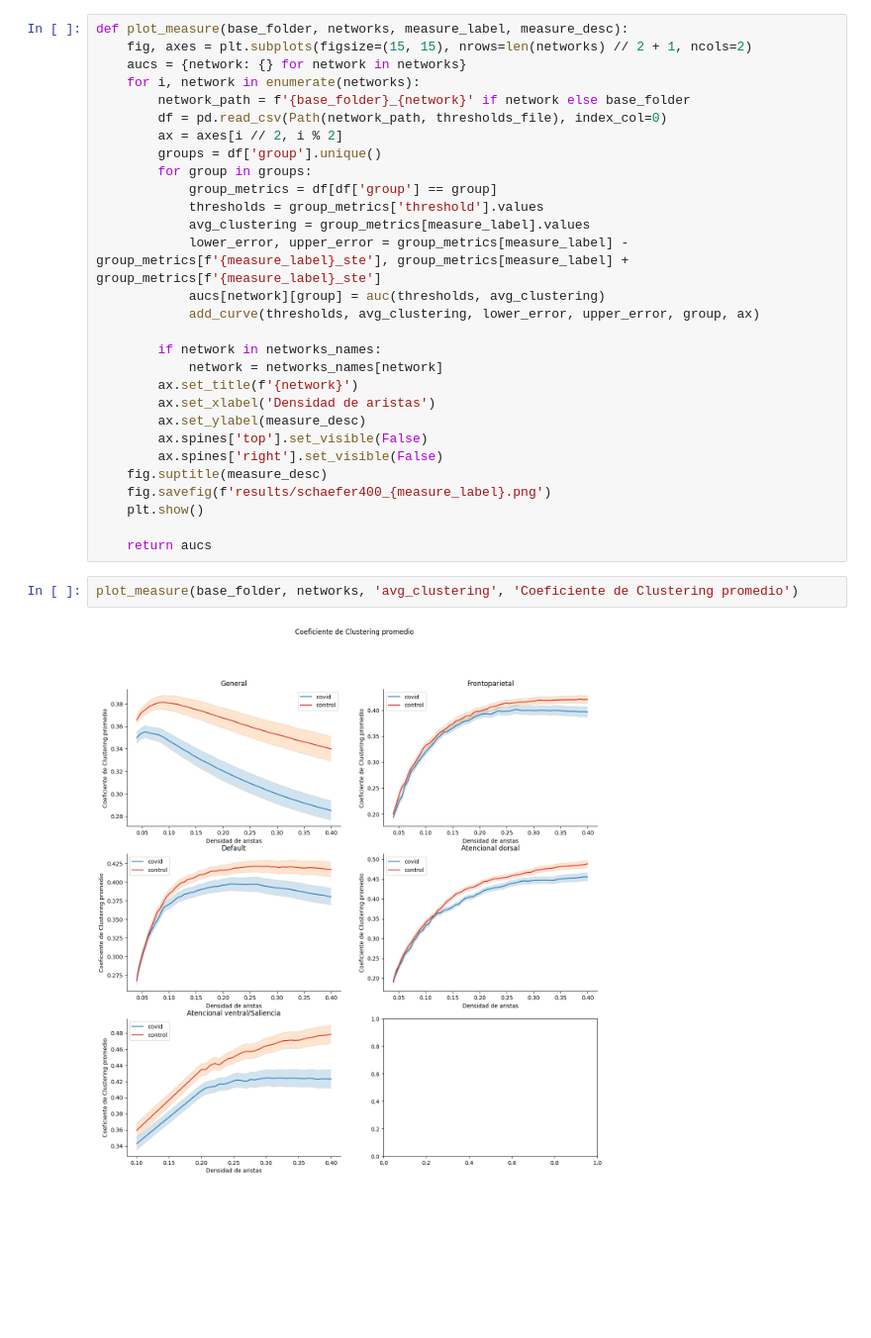
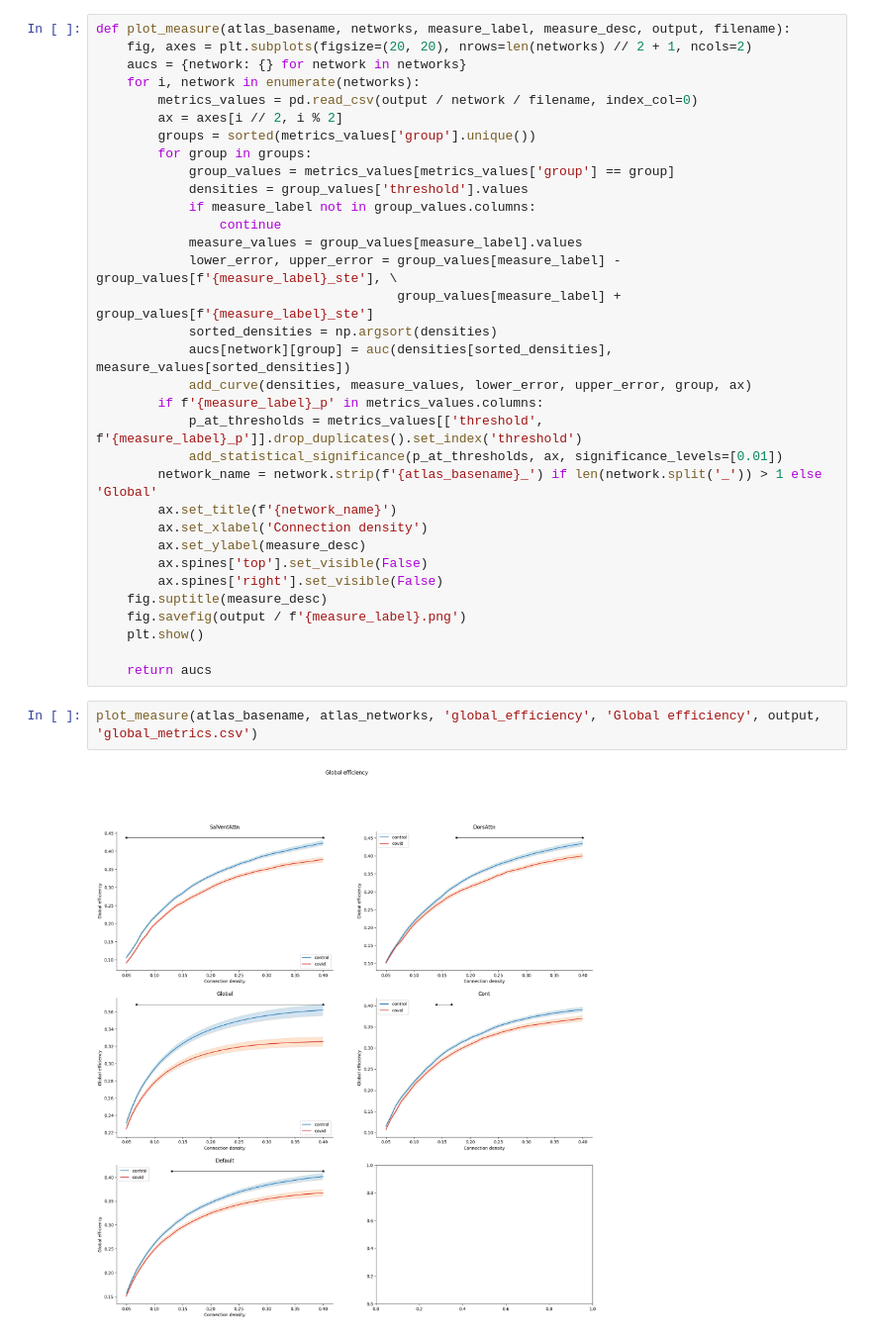
Before and after one commit to FerminT/fMRI_postcovid, a Jupyter notebook: plot_thresholds.ipynb, the cells around one changed output. Shown at 99% size. Saved outputs shown, nothing was run; the diff lists cells and outputs as text; blank space fills up the shorter version.

Commit message:
Update measure plotting notebook

```diff
--- a/plot_thresholds.ipynb
+++ b/plot_thresholds.ipynb
@@ -16,33 +43,37 @@ def add_curve(thresholds, avg_clustering, lower_error, upper_error, group, ax):
 # %%
-def plot_measure(base_folder, networks, measure_label, measure_desc):
-    fig, axes = plt.subplots(figsize=(15, 15), nrows=len(networks) // 2 + 1, ncols=2)
+def plot_measure(atlas_basename, networks, measure_label, measure_desc, output, filename):
+    fig, axes = plt.subplots(figsize=(20, 20), nrows=len(networks) // 2 + 1, ncols=2)
     aucs = {network: {} for network in networks}
     for i, network in enumerate(networks):
-        network_path = f'{base_folder}_{network}' if network else base_folder
-        df = pd.read_csv(Path(network_path, thresholds_file), index_col=0)
+        metrics_values = pd.read_csv(output / network / filename, index_col=0)
         ax = axes[i // 2, i % 2]
-        groups = df['group'].unique()
+        groups = sorted(metrics_values['group'].unique())
         for group in groups:
-            group_metrics = df[df['group'] == group]
-            thresholds = group_metrics['threshold'].values
-            avg_clustering = group_metrics[measure_label].values
-            lower_error, upper_error = group_metrics[measure_label] - group_metrics[f'{measure_label}_ste'], group_metrics[measure_label] + group_metrics[f'{measure_label}_ste']
-            aucs[network][group] = auc(thresholds, avg_clustering)
-            add_curve(thresholds, avg_clustering, lower_error, upper_error, group, ax)
-
-        if network in networks_names:
-            network = networks_names[network]
-        ax.set_title(f'{network}')
-        ax.set_xlabel('Densidad de aristas')
+            group_values = metrics_values[metrics_values['group'] == group]
+            densities = group_values['threshold'].values
+            if measure_label not in group_values.columns:
+                continue
+            measure_values = group_values[measure_label].values
+            lower_error, upper_error = group_values[measure_label] - group_values[f'{measure_label}_ste'], \
+                                       group_values[measure_label] + group_values[f'{measure_label}_ste']
+            sorted_densities = np.argsort(densities)
+            aucs[network][group] = auc(densities[sorted_densities], measure_values[sorted_densities])
+            add_curve(densities, measure_values, lower_error, upper_error, group, ax)
+        if f'{measure_label}_p' in metrics_values.columns:
+            p_at_thresholds = metrics_values[['threshold', f'{measure_label}_p']].drop_duplicates().set_index('threshold')
+            add_statistical_significance(p_at_thresholds, ax, significance_levels=[0.01])
+        network_name = network.strip(f'{atlas_basename}_') if len(network.split('_')) > 1 else 'Global'
+        ax.set_title(f'{network_name}')
+        ax.set_xlabel('Connection density')
         ax.set_ylabel(measure_desc)
         ax.spines['top'].set_visible(False)
         ax.spines['right'].set_visible(False)
     fig.suptitle(measure_desc)
-    fig.savefig(f'results/schaefer400_{measure_label}.png')
+    fig.savefig(output / f'{measure_label}.png')
     plt.show()
 
     return aucs
 # %%
-plot_measure(base_folder, networks, 'avg_clustering', 'Coeficiente de Clustering promedio')
+plot_measure(atlas_basename, atlas_networks, 'global_efficiency', 'Global efficiency', output, 'global_metrics.csv')
 # %% [output]
-[figure, old version]
+[figure, new version]
```
Also changed, not shown: parts of 6 cells of this notebook.
